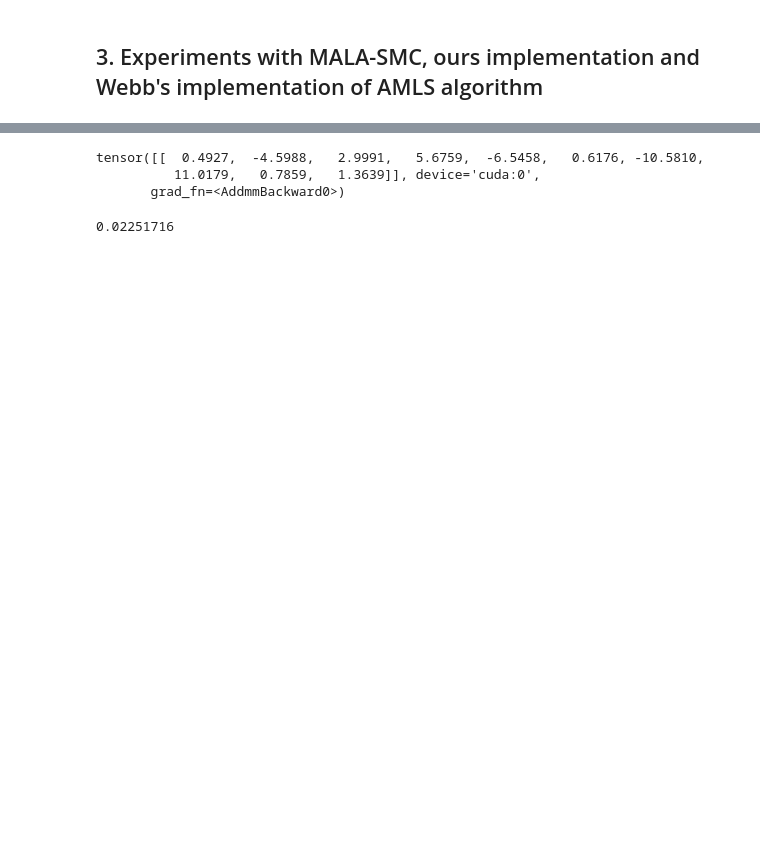
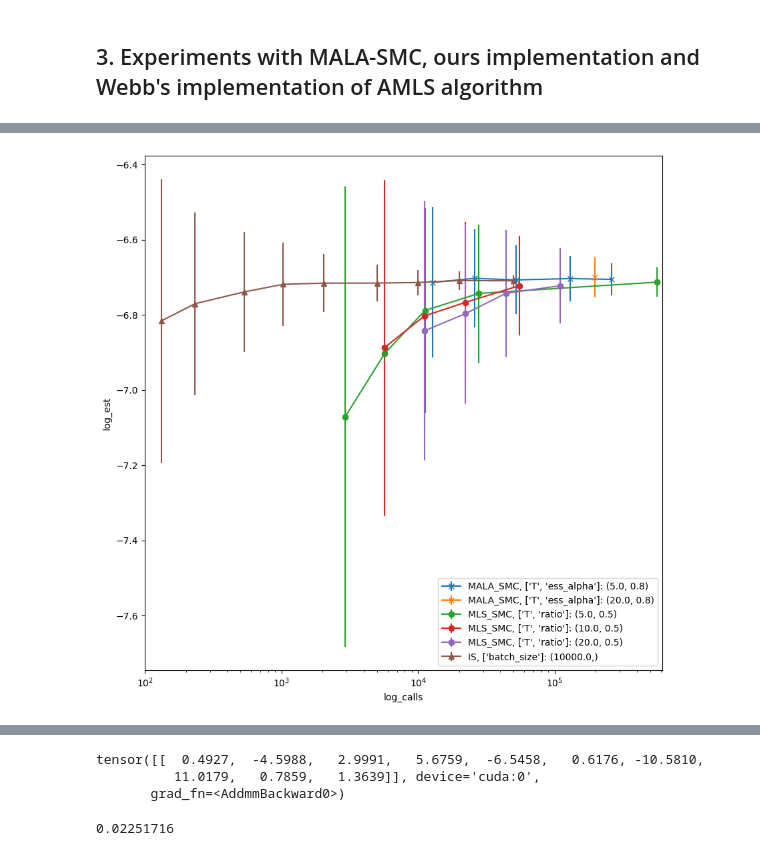
Before and after one commit to karimtito/stat_reliability_measure, a Jupyter notebook: notebooks/test_run_exp.ipynb, the cells around one changed output, grey strips where cells are left out. Drawn from its saved outputs; the diff is of its cells as text; code cells hidden in the pictures; blank space fills up the shorter version.

```diff
--- a/notebooks/test_run_exp.ipynb
+++ b/notebooks/test_run_exp.ipynb
@@ -73,12 +68,13 @@ t_u.plot_tensor(config.X[0].view(28,28))
 # %%
 epsilon_range=[0.18]
 dataset='mnist'
-n_ref = 200
-method_ref='MALA_SMC'
-N_ref = 10000
-T_ref = 100
+n_rep = 100
+method_ref='mala2'
+method_ref_name='MALA_SMC'
+N_ref = 4000
+T_ref = 200
 ess_ref = 0.8
 alpha_ref = 0.2
-n_rep_ref = 100
+n_rep_ref = 400
 # %%
 X.requires_grad = True
@@ -84,0 +96,74 @@ X.requires_grad = True
+# %%
+agg_res_df = pd.read_csv('../logs/exp_model_mnist/aggr_res.csv')
+# ref_exp = utils.get_sel_df(df=agg_res_df, triplets=[('method_name',method_ref,'='),('n_rep',n_rep_ref,'='),
+#                                                     ('epsilon',epsilon_range[0],'='),
+#         ('N',N_ref,'='),('T',T_ref,'='),('alpha',alpha_ref,'='), ])
+# p_ref,std_ref =ref_exp['mean_est'].values[0], ref_exp['std_est'].values[0]
+# p_ref,std_ref
+# %%
+ref_data = utils.get_sel_df(agg_res_df,triplets=[('n_rep',n_rep_ref,'='),('epsilon',epsilon_range[0],'='),])
+param_methods_dict = {'MLS_SMC':['T','N','alpha','ess_alpha'],
+                      'MALA_SMC':['T','N','alpha','ess_alpha'],
+                      'IS':['N','batch_size'],}
+param_methods_ex_N = {'IS':['batch_size'],
+                      'MLS_SMC':['T','ratio',],
+                      'MALA_SMC':['T','ess_alpha',],
+                      }
+cond_methods_dict = {'MLS_SMC':[('T',5,'>='),('N',2,'>='),('ratio',0.5,'=='),('T',100,'<='),],
+                     'MALA_SMC':[('T',5,'>='),('N',2,'>='),('ess_alpha',0.8,'=='),('T',100,'<=')],
+                        'IS':[('batch_size',int(1e4),'>=')],
+                                }
+
+calls_max = 1e6
+max_exp_by_method=3
+ref_data['mean_log10_est'] = ref_data['mean_log_est']/np.log(10)
+ref_data['std_log10_est'] = ref_data['std_log_est']/np.log(10)
+mode_y = 'log10'
+x_variable = 'mean_calls'
+if mode_y == 'log10':
+    y_variable= 'mean_log10_est'
+    y_error = 'std_log10_est'
+
+elif mode_y == 'log':
+    y_variable= 'mean_log_est'
+    y_error = 'std_log_est'
+else:
+    y_variable= 'mean_est'
+    y_error = 'std_est'
+methods_grouped={}
+max_calls=0
+plot_traits = {'MLS_SMC':{'marker':'o',},
+               'MALA_SMC':{'marker':'x',},
+                'IS':{'marker':'^',},
+                }
+
+min_calls = 1e10
+plt.figure(figsize=(10,10))
+for method in ref_data['method_name'].unique():
+    cond_method = cond_methods_dict[method]
+    method_df = utils.get_sel_df(ref_data,triplets=[('method_name',method,'=')]+cond_method+[(x_variable,calls_max,'<=')])
+    params = param_methods_ex_N[method]
+    method_df_grouped = method_df.groupby(params)
+    methods_grouped[method] = list(method_df_grouped)
+    i = 0
+    for values,df in method_df_grouped:
+        if i > max_exp_by_method:
+            break
+
+        df = df.sort_values(by=x_variable)
+        log_mean_calls = np.log(df[x_variable].values)
+        plt.errorbar(df[x_variable],df[y_variable],yerr=df[y_error],
+                     label=f"{method}, {params}: {values}",**plot_traits[method])
+        plt.xscale('log')
+        plt.ylabel('log_est')
+        plt.xlabel('log_calls')
+        i+=1
+        max_calls=max(max_calls,df[x_variable].max())
+        min_calls = min(min_calls,df[x_variable].min())
+    plt.xlim([1e2,1.1*max_calls])
+    plt.legend(loc='lower right')
+    # for params_value in method_df[params].unique():
+    #     print(f"method: {method}, params: {params}, params_value: {params_value}")
+    # param_df = param_df.sort_values(by=x_variable)
+    # plt.errorbar(param_df[x_variable],param_df['mean_est'],yerr=param_df[y_error],label=param)
+# %% [output]
@@ -84,0 +180 @@ X.requires_grad = True
+[figure, added]
```
Also changed, not shown: parts of 38 cells of this notebook, 5 other files.
